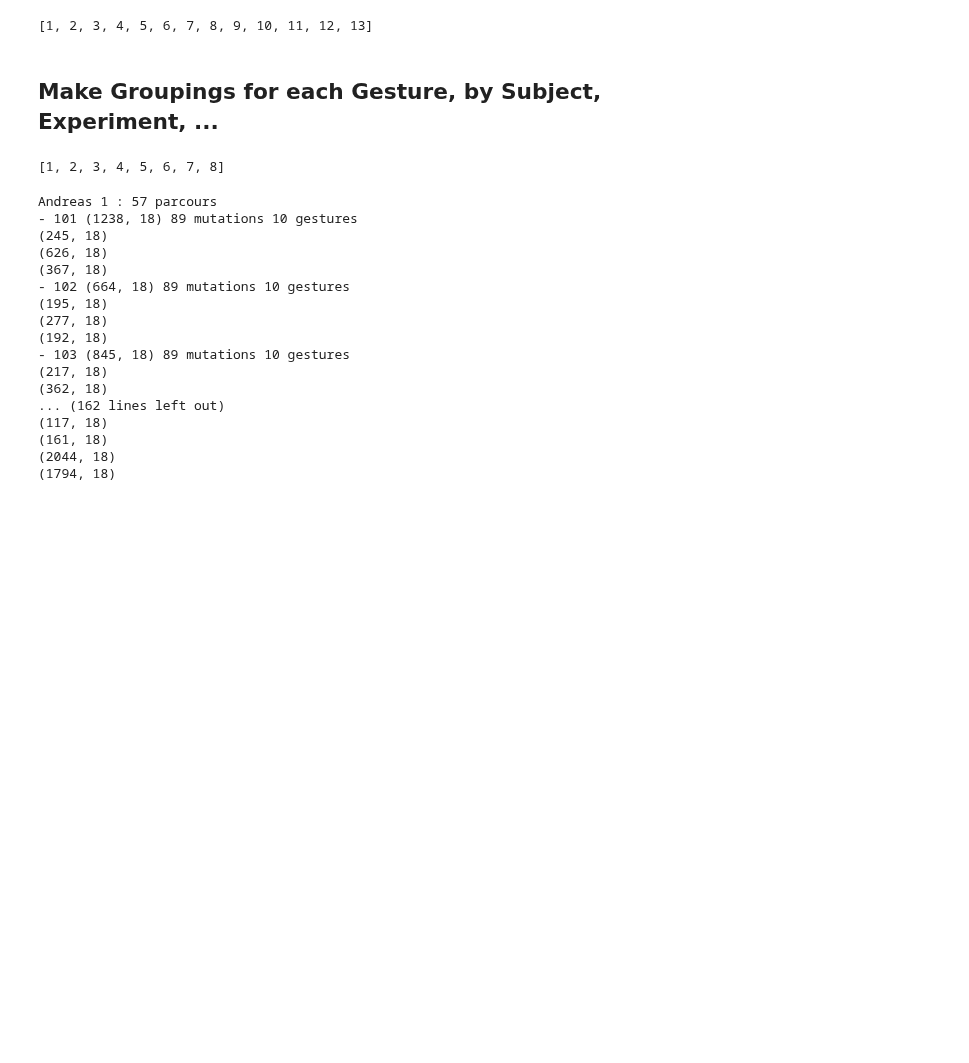
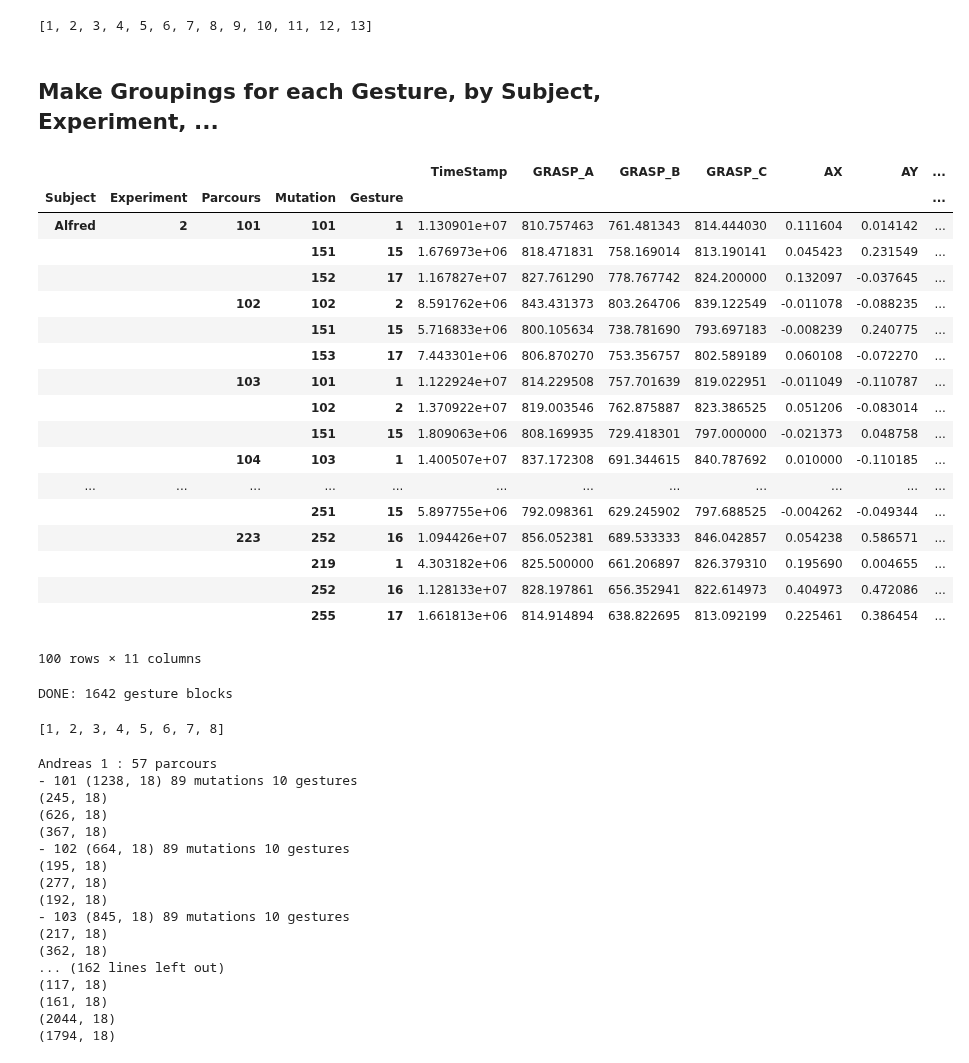
Before and after one commit to Make-O-Matic/MOM-Engine, a Jupyter notebook: data_preprocess.ipynb, the cells around one changed output. Drawn from its saved outputs; the diff is of its cells as text; code cells hidden in the pictures; blank space fills up the shorter version.

```diff
--- a/data_preprocess.ipynb
+++ b/data_preprocess.ipynb
@@ -603,3 +603,48 @@ gestures_pos
 [1, 2, 3, 4, 5, 6, 7, 8, 9, 10, 11, 12, 13]
 # %% [markdown]
 ## Make Groupings for each Gesture, by Subject, Experiment, ...
+# %%
+# EXAMPLE: show data subdivided nicely by Subject, Experiment, Parcours, Mutation, Gesture
+group_by = ('Subject','Experiment','Parcours','Mutation','Gesture')
+group_df = data.groupby(group_by)
+group_df.mean().head(100)  # mean is not meaningful here as aggregation - just to print the structure of the data
+# %% [output]
+|  |  |  |  |  | TimeStamp | GRASP_A | GRASP_B | GRASP_C | AX | AY | ... |
+| Subject | Experiment | Parcours | Mutation | Gesture |  |  |  |  |  |  | ... |
+| Alfred | 2 | 101 | 101 | 1 | 1.130901e+07 | 810.757463 | 761.481343 | 814.444030 | 0.111604 | 0.014142 | ... |
+|  |  |  | 151 | 15 | 1.676973e+06 | 818.471831 | 758.169014 | 813.190141 | 0.045423 | 0.231549 | ... |
+|  |  |  | 152 | 17 | 1.167827e+07 | 827.761290 | 778.767742 | 824.200000 | 0.132097 | -0.037645 | ... |
+|  |  | 102 | 102 | 2 | 8.591762e+06 | 843.431373 | 803.264706 | 839.122549 | -0.011078 | -0.088235 | ... |
+|  |  |  | 151 | 15 | 5.716833e+06 | 800.105634 | 738.781690 | 793.697183 | -0.008239 | 0.240775 | ... |
+|  |  |  | 153 | 17 | 7.443301e+06 | 806.870270 | 753.356757 | 802.589189 | 0.060108 | -0.072270 | ... |
+|  |  | 103 | 101 | 1 | 1.122924e+07 | 814.229508 | 757.701639 | 819.022951 | -0.011049 | -0.110787 | ... |
+|  |  |  | 102 | 2 | 1.370922e+07 | 819.003546 | 762.875887 | 823.386525 | 0.051206 | -0.083014 | ... |
+|  |  |  | 151 | 15 | 1.809063e+06 | 808.169935 | 729.418301 | 797.000000 | -0.021373 | 0.048758 | ... |
+|  |  | 104 | 103 | 1 | 1.400507e+07 | 837.172308 | 691.344615 | 840.787692 | 0.010000 | -0.110185 | ... |
+| ... | ... | ... | ... | ... | ... | ... | ... | ... | ... | ... | ... |
+|  |  |  | 251 | 15 | 5.897755e+06 | 792.098361 | 629.245902 | 797.688525 | -0.004262 | -0.049344 | ... |
+|  |  | 223 | 252 | 16 | 1.094426e+07 | 856.052381 | 689.533333 | 846.042857 | 0.054238 | 0.586571 | ... |
+|  |  |  | 219 | 1 | 4.303182e+06 | 825.500000 | 661.206897 | 826.379310 | 0.195690 | 0.004655 | ... |
+|  |  |  | 252 | 16 | 1.128133e+07 | 828.197861 | 656.352941 | 822.614973 | 0.404973 | 0.472086 | ... |
+|  |  |  | 255 | 17 | 1.661813e+06 | 814.914894 | 638.822695 | 813.092199 | 0.225461 | 0.386454 | ... |
+100 rows × 11 columns
+# %%
+# REAL: now we ITERATE nicely through group_df and get each Gesture block individually
+# -> group_data will be a dataframe just for a single gesture
+
+i=0
+# dictionary containing a list of sub-datasets for each gesture, to train ML
+gesture_exp_dict = {}
+
+for name_tuple, group_data in group_df:
+    i += 1
+    #print str(name_tuple)
+    gesture = name_tuple[-1]  # gesture is last element of tuple, as defined in group_by above
+    if gesture not in gesture_exp_dict.keys():
+        gesture_exp_dict[gesture] = [] # initalize empty list for this gesture
+    # add data to gesture dict
+    gesture_exp_dict[gesture].append(group_data)
+
+print "DONE:", i, "gesture blocks"
+# %% [output]
+DONE: 1642 gesture blocks
```
Also changed, not shown: parts of 26 cells of this notebook.
